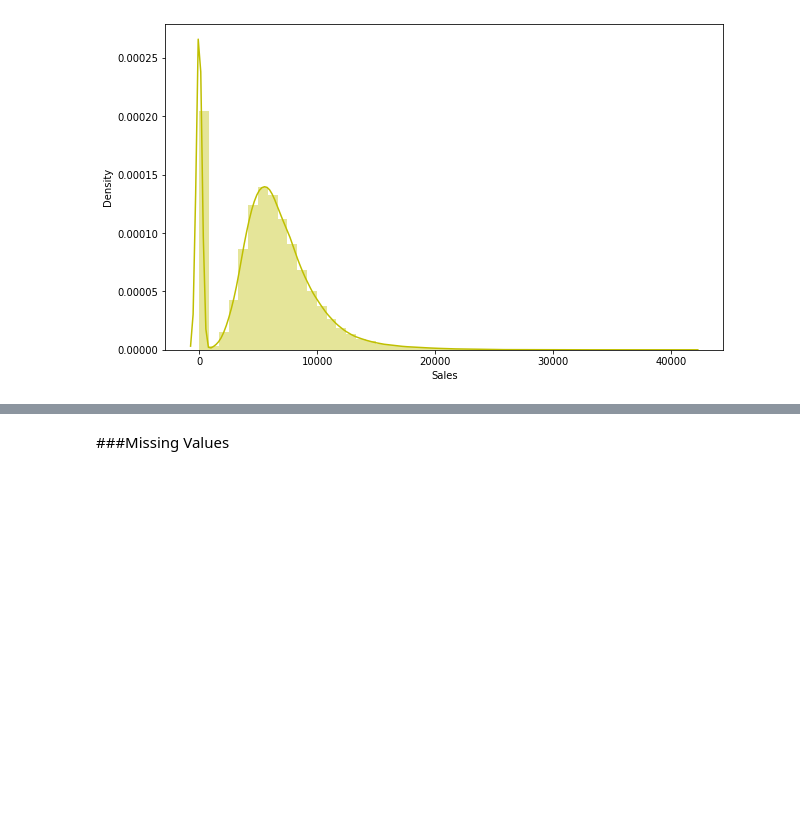
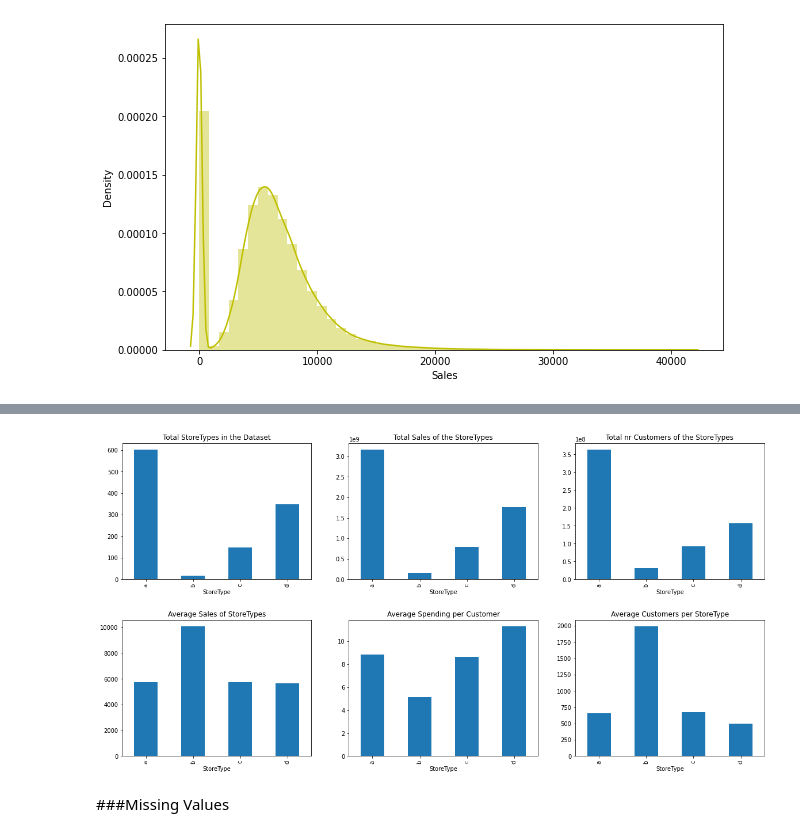
Before and after one commit to vicksypython/Retail-price-prediction-, a Jupyter notebook: ML_Retail_price_prediction_capstone_proj.ipynb, the cells around one changed output, grey strips where cells are left out. Saved outputs shown, nothing was run; the diff lists cells and outputs as text; code cells hidden in the pictures; blank space fills up the shorter version.

```diff
--- a/ML_Retail_price_prediction_capstone_proj.ipynb
+++ b/ML_Retail_price_prediction_capstone_proj.ipynb
@@ -362,3 +388,22 @@ plt.show()
+# %%
+merged_ds["Avg_Customer_Sales"] = merged_ds.Sales/merged_ds.Customers
+
+
+
+
+f, ax = plt.subplots(2, 3, figsize = (20,10))
+
+store_ds.groupby("StoreType")["Store"].count().plot(kind = "bar", ax = ax[0, 0], title = "Total StoreTypes in the Dataset")
+merged_ds.groupby("StoreType")["Sales"].sum().plot(kind = "bar", ax = ax[0,1], title = "Total Sales of the StoreTypes")
+merged_ds.groupby("StoreType")["Customers"].sum().plot(kind = "bar", ax = ax[0,2], title = "Total nr Customers of the StoreTypes")
+merged_ds.groupby("StoreType")["Sales"].mean().plot(kind = "bar", ax = ax[1,0], title = "Average Sales of StoreTypes")
+merged_ds.groupby("StoreType")["Avg_Customer_Sales"].mean().plot(kind = "bar", ax = ax[1,1], title = "Average Spending per Customer")
+merged_ds.groupby("StoreType")["Customers"].mean().plot(kind = "bar", ax = ax[1,2], title = "Average Customers per StoreType")
+
+plt.subplots_adjust(hspace = 0.3)
+plt.show()
+# %% [output]
+[figure, added]
 # %% [markdown]
 ###Missing Values
 # %%
```
Also changed, not shown: parts of 11 cells of this notebook.
